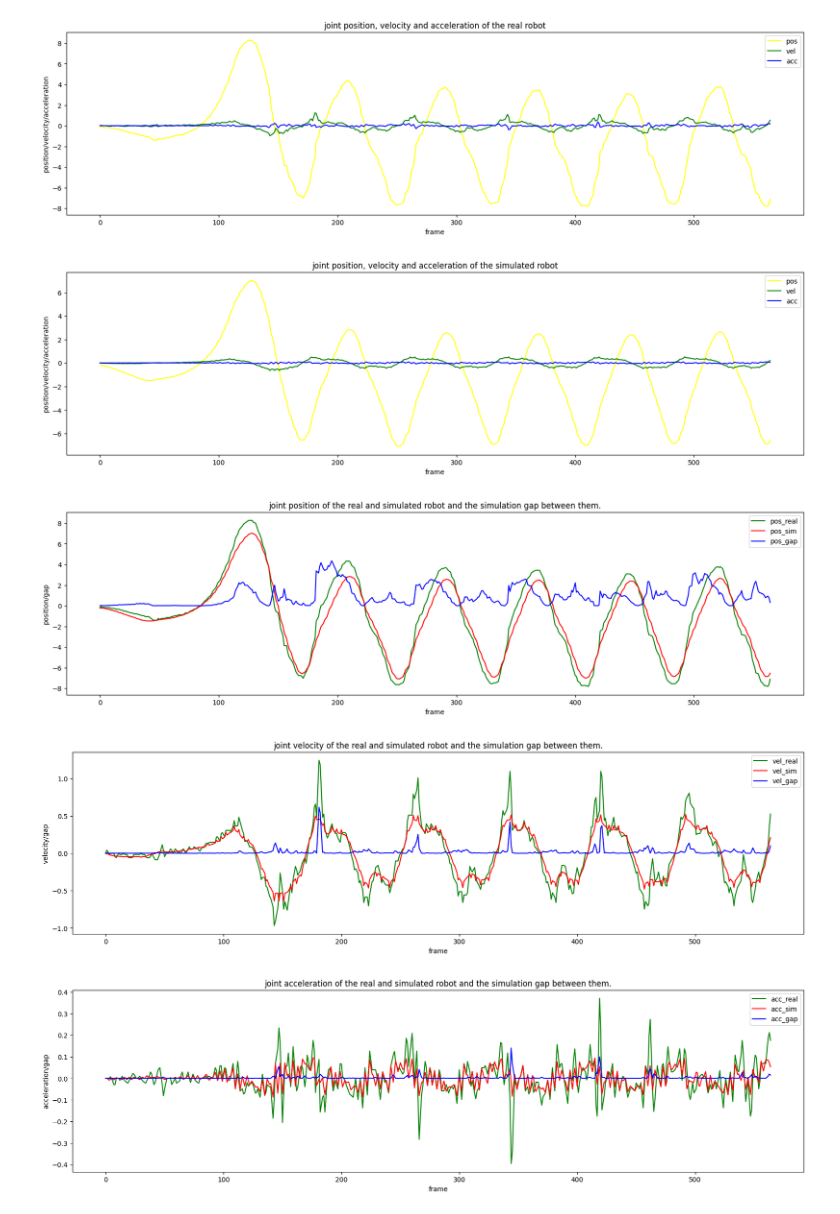
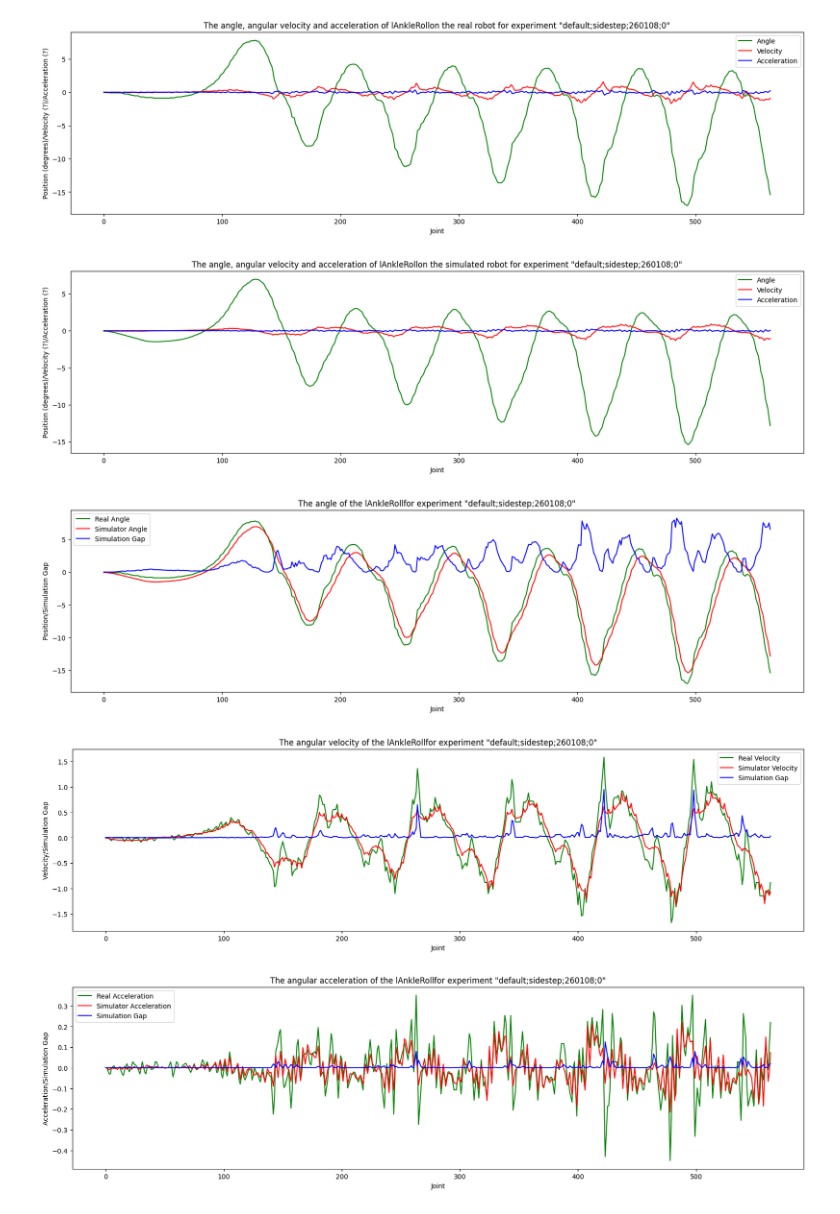
Before and after one commit to DasWHYYYDerWoche/MasterThesis, a Jupyter notebook: testing/gap_object_test.ipynb, the cells around one changed output. Saved outputs shown, nothing was run; the diff lists cells and outputs as text; code cells hidden in the pictures.

Commit message:
features: further work on visualization of sim gap

```diff
--- a/testing/gap_object_test.ipynb
+++ b/testing/gap_object_test.ipynb
@@ -1,6 +1,5 @@
 # %%
 from src import *
-from testing.gap_object_test import extraction_replay, single_gap, total_gap, avg_for_frames, avg_for_joints
 
 logger = logging.getLogger("global_logger")
 logging.basicConfig(filename='../gap_object_test.log', format='%(levelname)s: %(message)s', encoding='utf-8', filemode='w', level=logging.DEBUG)
@@ -12,12 +11,16 @@ simulator = Simulator()
 gap_handler = simulator.simulation_gap(settings=replay_settings)
 
 # define which logs to use for testing
-action_name = "walk"
+action_name = "sidestep"
 recording_date = "260108"
-log_index = 2
+log_index = 0
 joint_name = "lAnkleRoll"
 start_index = 0
 end_end_index = -1
+
+gap_handler_visualizer = GapHandlerVisualizer(gap_handler)
+gap_object_visualizer = gap_handler_visualizer.get_gap_object_visualizer(action_name, recording_date, log_index)
+
 test_object = gap_handler.get(action_name, recording_date, log_index)
 test_object.load()
 # %% [output]
@@ -37,12 +28,15 @@ True
 # %%
-extraction_replay(test_object, joint_name, start_index, end_end_index, "-")
+gap_object_visualizer.plt_extraction(joint_name)
+gap_object_visualizer.plt_replay(joint_name)
 # %% [output]
-[figure, old version]
+[figure, new version]
-[figure, old version]
+[figure, new version]
 # %%
-single_gap(test_object, joint_name, start_index, end_end_index, "-")
+gap_object_visualizer.plt_pos_gap(joint_name)
+gap_object_visualizer.plt_vel_gap(joint_name)
+gap_object_visualizer.plt_acc_gap(joint_name)
 # %% [output]
-[figure, old version]
+[figure, new version]
-[figure, old version]
+[figure, new version]
-[figure, old version]
+[figure, new version]
 # %%
```
Also changed, not shown: parts of 5 cells of this notebook, 9 other files.
